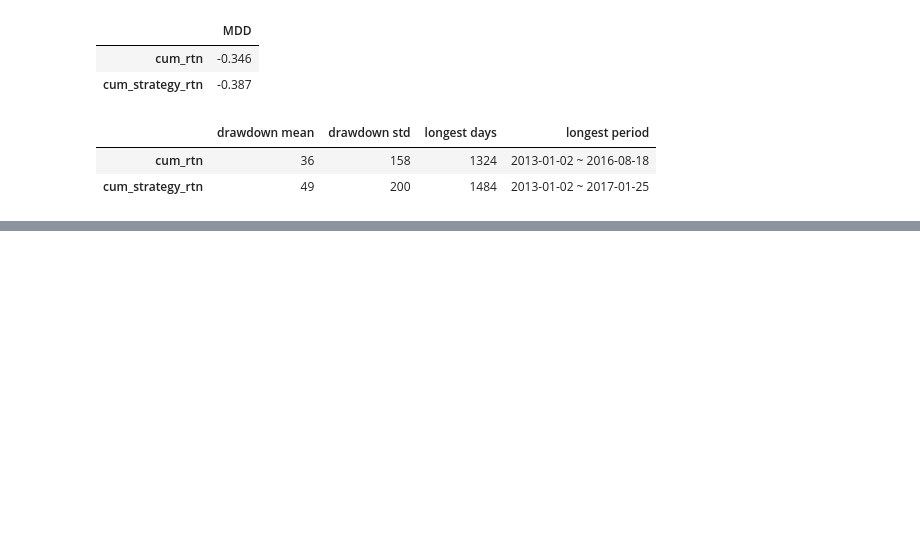
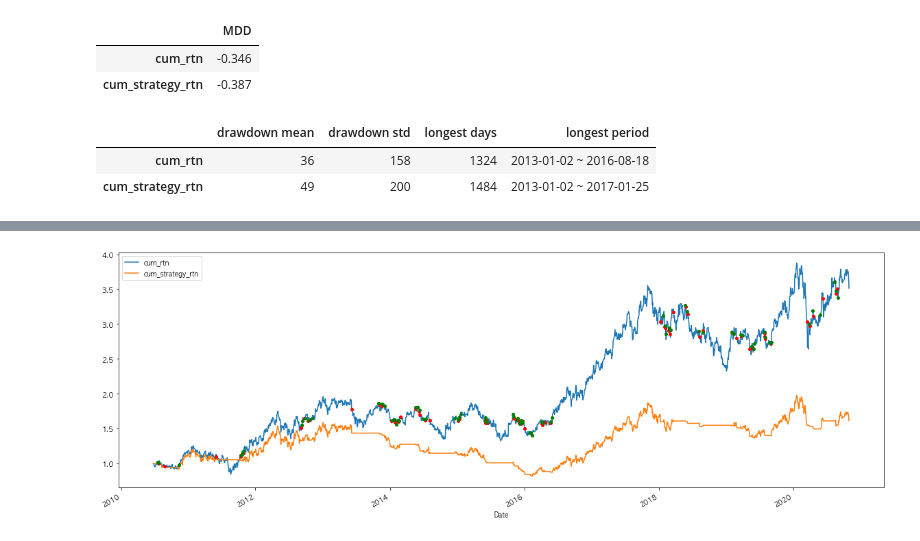
Before and after one commit to JihoQuant/Python-Pandas-Part-1, a Jupyter notebook: part2/5. Signal Based Backtesing.ipynb, the cells around one changed output, grey strips where cells are left out. Cells and saved outputs as stored; diff of their text form; code cells hidden in the pictures; blank space fills up the shorter version.

```diff
--- a/part2/5. Signal Based Backtesing.ipynb
+++ b/part2/5. Signal Based Backtesing.ipynb
@@ -180,0 +272,8 @@ longest_dd_period_df
+# %%
+df.loc[:, "rtn"] = utils.get_returns_df(df["Close"], log=True)
+df.loc[:, "strategy_rtn"] = (df["position"].shift(1) * df["rtn"]).fillna(0)
+
+df.loc[:, "cum_rtn"] = utils.get_cum_returns_df(df["rtn"], log=True)
+df.loc[:, "cum_strategy_rtn"] = utils.get_cum_returns_df(df["strategy_rtn"], log=True)
+
+df.head()
@@ -180,0 +288,9 @@ longest_dd_period_df
+# %%
+exit_index = df[(df["position"] - df["position"].shift()) == -1].index
+long_index = df[(df["position"] - df["position"].shift()) == 1].index
+
+ax = df[["cum_rtn", "cum_strategy_rtn"]].plot(figsize=(20, 7))
+df.loc[exit_index, "cum_rtn"].plot(ax=ax, marker="o", markersize=4, linestyle="none", color="red")
+df.loc[long_index, "cum_rtn"].plot(ax=ax, marker="o", markersize=4, linestyle="none", color="green");
+# %% [output]
+[figure, added]
```
Also changed, not shown: parts of 21 cells of this notebook.
